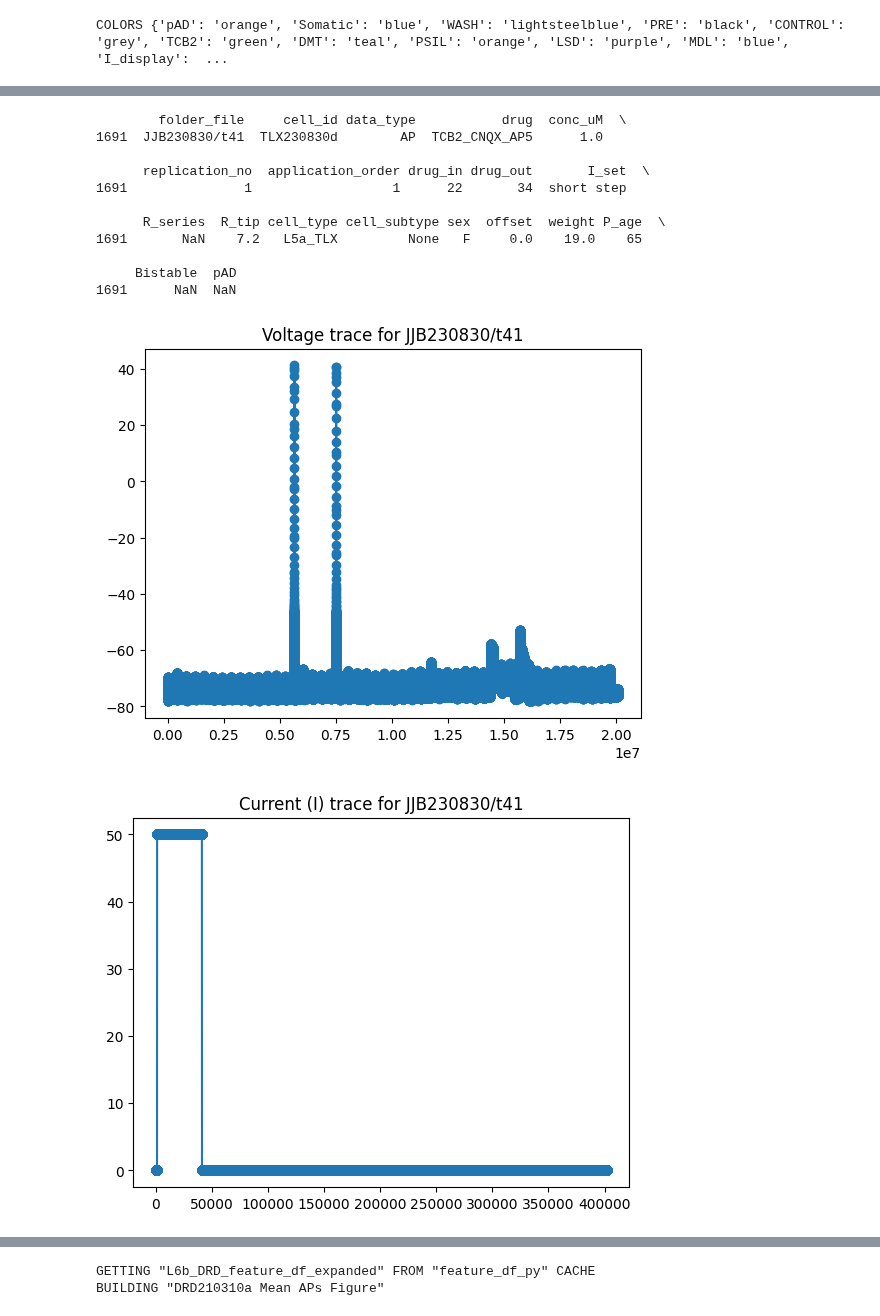
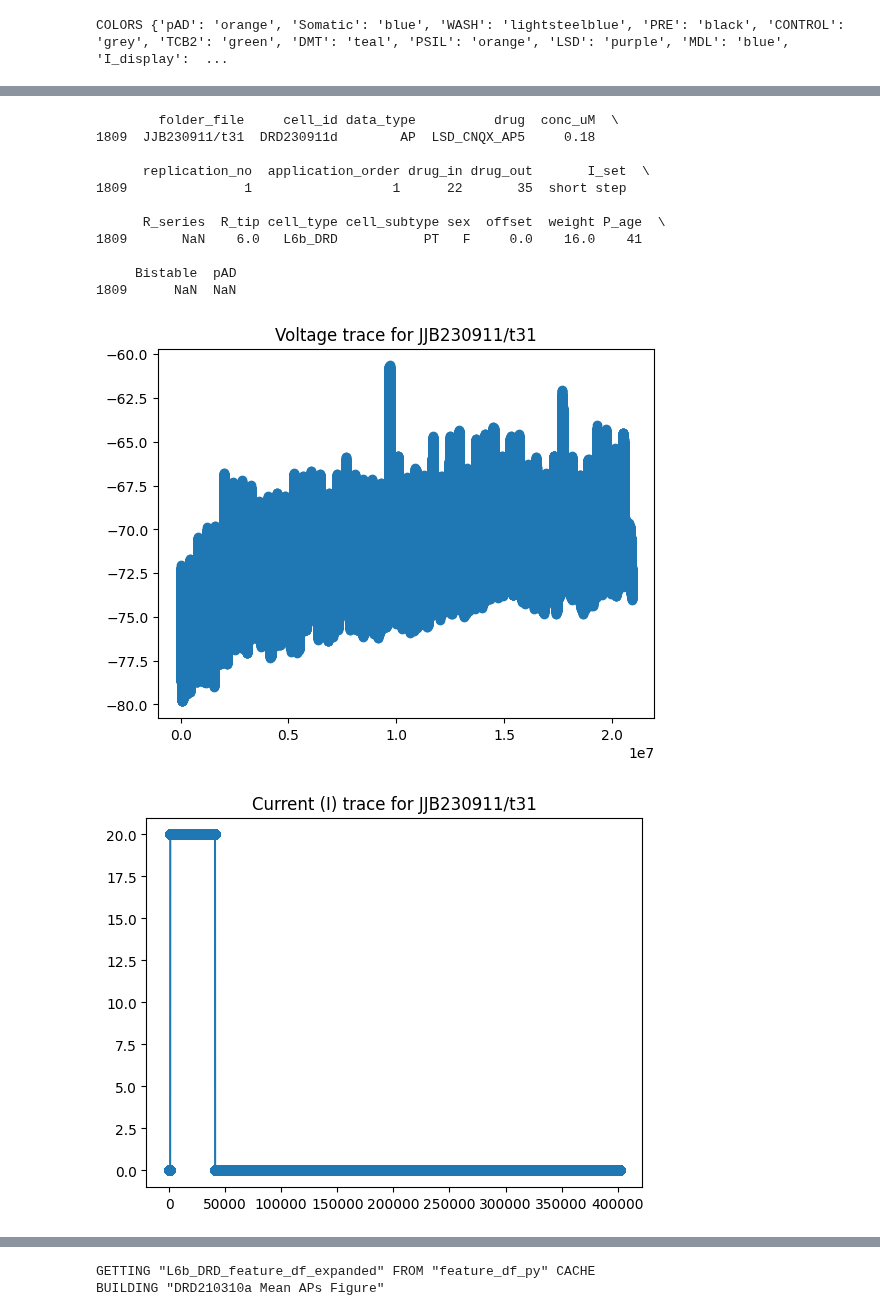
Before and after one commit to jjb-hub/IGOR_phd, a Jupyter notebook: RUN.ipynb, the cells around one changed output, grey strips where cells are left out. Saved outputs shown, nothing was run; the diff lists cells and outputs as text; code cells hidden in the pictures.

```diff
--- a/RUN.ipynb
+++ b/RUN.ipynb
@@ -20,18 +27,18 @@ ImportError: Missing optional dependency 'xlrd'. Install xlrd >= 1.0.0 for Excel
 # %%
 #check a specific file
-quick_plot_file(filename, 'JJB230830/t41')
+quick_plot_file(filename, 'JJB230911/t31')
 # %% [output]
-        folder_file     cell_id data_type           drug  conc_uM  \
-1691  JJB230830/t41  TLX230830d        AP  TCB2_CNQX_AP5      1.0
+        folder_file     cell_id data_type          drug  conc_uM  \
+1809  JJB230911/t31  DRD230911d        AP  LSD_CNQX_AP5     0.18
 
       replication_no  application_order drug_in drug_out       I_set  \
-1691               1                  1      22       34  short step
+1809               1                  1      22       35  short step
 
       R_series  R_tip cell_type cell_subtype sex  offset  weight P_age  \
-1691       NaN    7.2   L5a_TLX         None   F     0.0    19.0    65
+1809       NaN    6.0   L6b_DRD           PT   F     0.0    16.0    41
 
      Bistable  pAD
-1691      NaN  NaN
+1809      NaN  NaN
-[figure, old version]
+[figure, new version]
-[figure, old version]
+[figure, new version]
 # %%
```
Also changed, not shown: parts of 3 cells of this notebook, 4 other files.
